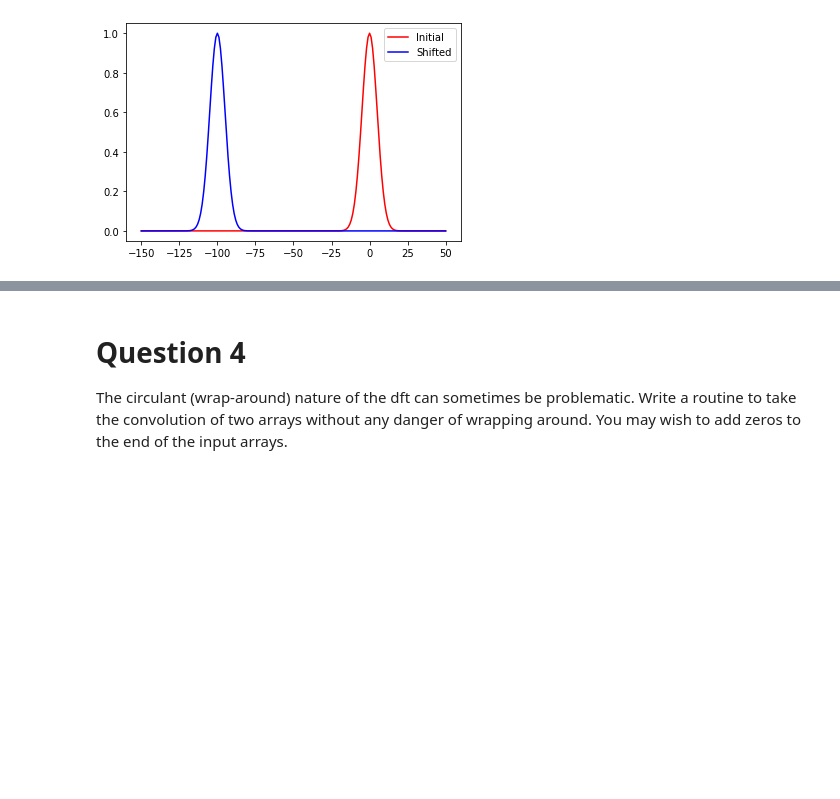
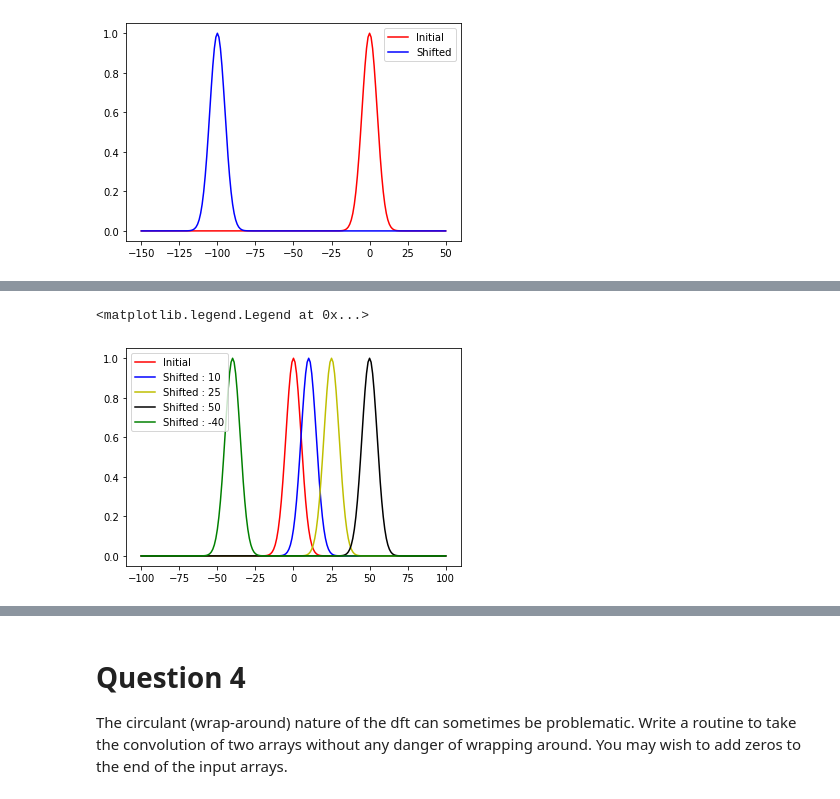
Before and after one commit to RphlFrmnt/PHYS512, a Jupyter notebook: Assign_4.ipynb, the cells around one changed output, grey strips where cells are left out. Saved outputs shown, nothing was run; the diff lists cells and outputs as text; code cells hidden in the pictures; blank space fills up the shorter version.

```diff
--- a/Assign_4.ipynb
+++ b/Assign_4.ipynb
@@ -97 +117,24 @@ The correlation function $f\star g$ is $\int f(x)g(x+y)dx$. Through a similar pr
 Using the results of part 1 and part 2, write a routine to take the correlation function of a Gaussian (shifted by an arbitrary amount) with itself. How does the correlation function depend on the shift? Does this surprise you?
+# %%
+#Generate the first gaussian
+size = 201
+t0 = -100
+tf = 100
+x = np.linspace(t0,tf, size)
+g1 = Gaus(x,1,0,5)
+array_g1 = np.array([x,g1])
+#Generate shifted gaussians with different shift
+array_g2_10 = shift(array_g1, 10)
+array_g2_25 = shift(array_g1, 25)
+array_g2_50 = shift(array_g1, 50)
+array_g2_m40 = shift(array_g1, -40)
+#plot the created gaussians
+plt.plot(array_g1[0],array_g1[1],"r", label = "Initial")
+plt.plot(array_g2_10[0],array_g2_10[1],"b", label = "Shifted : 10")
+plt.plot(array_g2_25[0],array_g2_25[1],"y", label = "Shifted : 25")
+plt.plot(array_g2_50[0],array_g2_50[1],"k", label = "Shifted : 50")
+plt.plot(array_g2_m40[0],array_g2_m40[1],"g", label = "Shifted : -40")
+plt.legend()
+# %% [output]
+<matplotlib.legend.Legend at 0x...>
+[figure, added]
```
Also changed, not shown: parts of 7 cells of this notebook.
